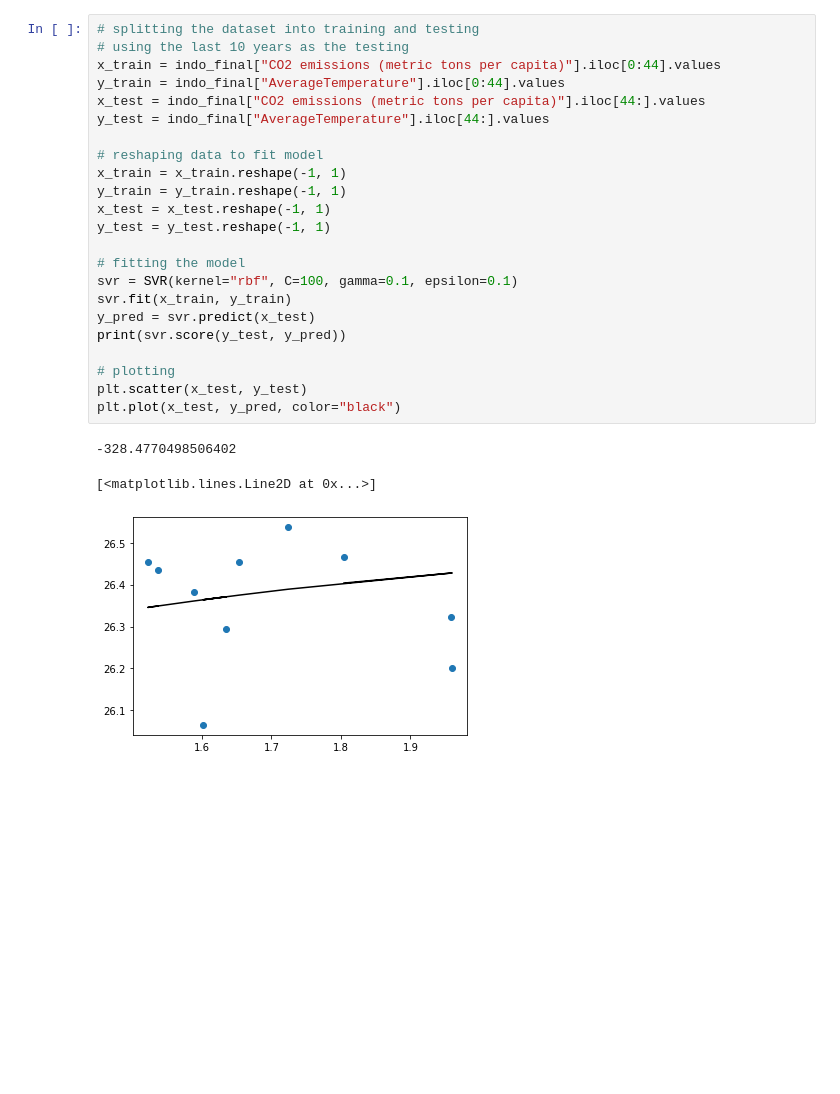
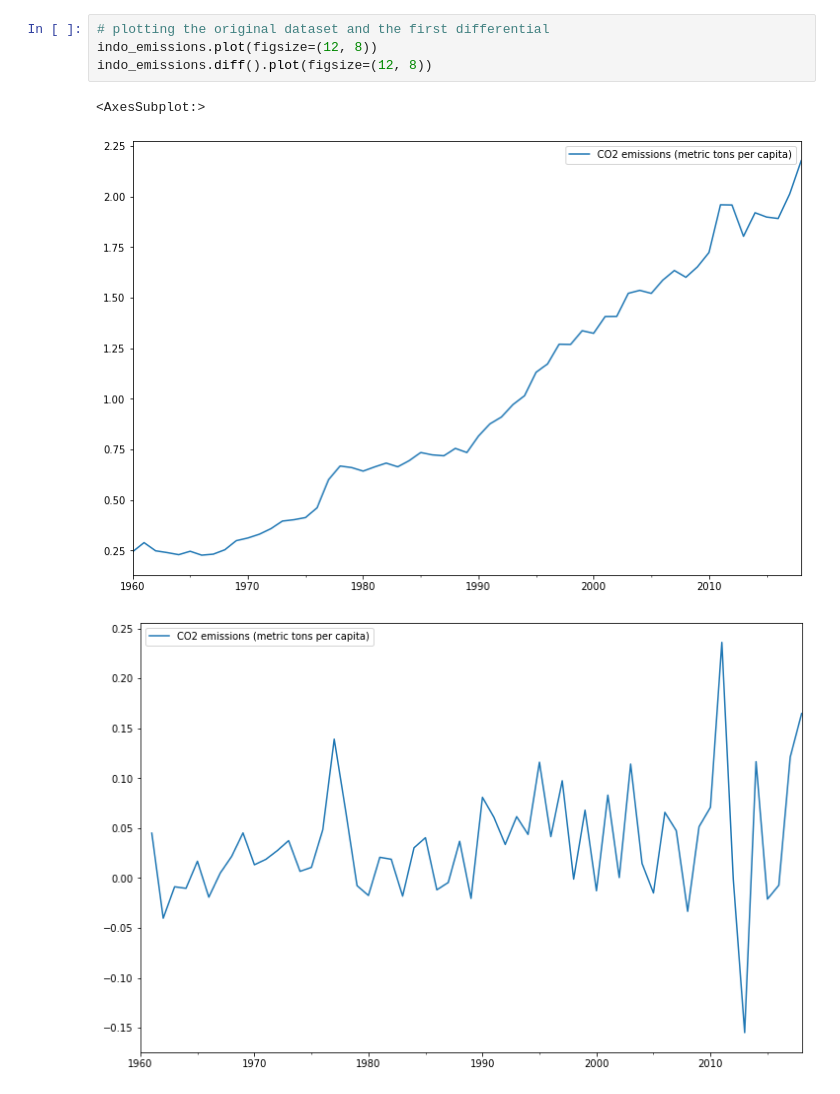
Before and after one commit to EdwardMatthew/Climate-Forecasting, a Jupyter notebook: Analysis/CO2_emission_trend.ipynb, the cells around one changed output. Cells and saved outputs as stored; diff of their text form; blank space fills up the shorter version.

```diff
--- a/Analysis/CO2_emission_trend.ipynb
+++ b/Analysis/CO2_emission_trend.ipynb
@@ -61,27 +47,8 @@ indo_final
-# %%
-# splitting the dataset into training and testing
-# using the last 10 years as the testing
-x_train = indo_final["CO2 emissions (metric tons per capita)"].iloc[0:44].values
-y_train = indo_final["AverageTemperature"].iloc[0:44].values
-x_test = indo_final["CO2 emissions (metric tons per capita)"].iloc[44:].values
-y_test = indo_final["AverageTemperature"].iloc[44:].values
-
-# reshaping data to fit model
-x_train = x_train.reshape(-1, 1)
-y_train = y_train.reshape(-1, 1)
-x_test = x_test.reshape(-1, 1)
-y_test = y_test.reshape(-1, 1)
-
-# fitting the model
-svr = SVR(kernel="rbf", C=100, gamma=0.1, epsilon=0.1)
-svr.fit(x_train, y_train)
-y_pred = svr.predict(x_test)
-print(svr.score(y_test, y_pred))
-
-# plotting
-plt.scatter(x_test, y_test)
-plt.plot(x_test, y_pred, color="black")
-# %% [output]
--328.4770498506402
-[<matplotlib.lines.Line2D at 0x...>]
-[figure, removed]
+# %%
+# plotting the original dataset and the first differential
+indo_emissions.plot(figsize=(12, 8))
+indo_emissions.diff().plot(figsize=(12, 8))
+# %% [output]
+<AxesSubplot:>
+[figure, added]
+[figure, added]
```
Also changed, not shown: parts of 7 cells of this notebook, 2 other files.
